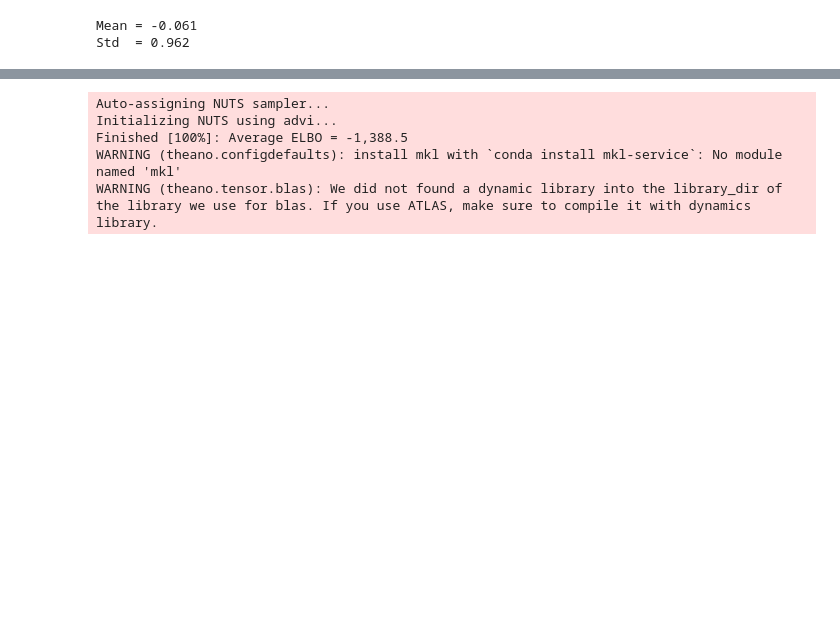
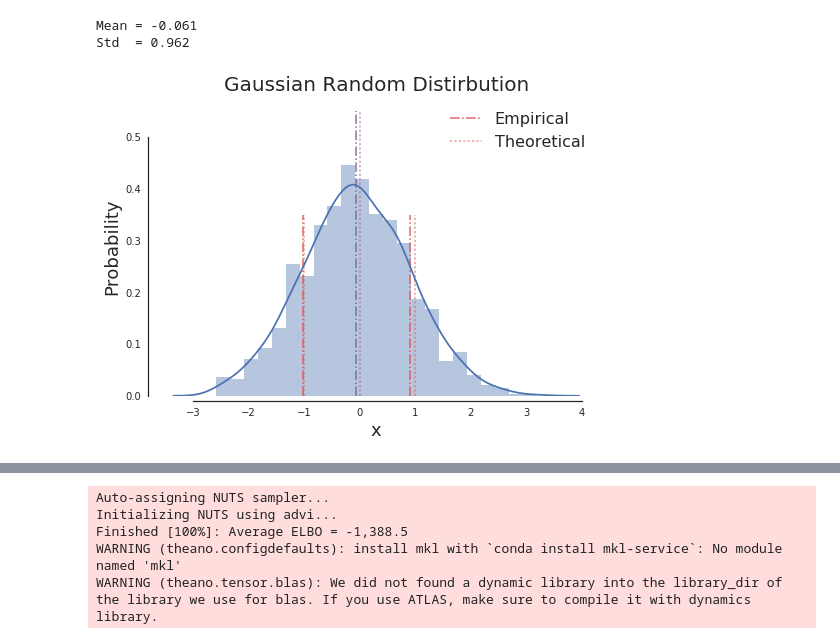
Before and after one commit to liweiweng/accy571-fa17, a Jupyter notebook: Module10/notebooks/intro2pp.ipynb, the cells around one changed output, grey strips where cells are left out. Saved outputs shown, nothing was run; the diff lists cells and outputs as text; code cells hidden in the pictures; blank space fills up the shorter version.

```diff
--- a/Module10/notebooks/intro2pp.ipynb
+++ b/Module10/notebooks/intro2pp.ipynb
@@ -75,6 +91,27 @@ sns.despine(offset = 5, trim=True)
 # %%
-print(f'Mean = {np.mean(data):4.3f}')
-print(f'Std  = {np.std(data):4.3f}')
+# Compute and display empirical statistics
+mn = np.mean(data)
+std = np.std(data)
+print(f'Mean = {mn:4.3f}')
+print(f'Std  = {std:4.3f}')
 # %% [output]
 Mean = -0.061
 Std  = 0.962
+# %%
+#Plot data distribution
+ax = sns.distplot(data)
+
+# Show statistics
+ax.vlines([mn - std, mn, mn + std], 0.0, [0.35, 0.55, 0.35], linestyle='-.',
+         colors=clrs, alpha=0.75, label='Empirical')
+ax.vlines([mu - sigma, mu, mu + sigma], 0.0, [0.35, 0.55, 0.35], linestyle=':',
+         colors=clrs, alpha=0.5, label='Theoretical')
+
+# Decorate plot
+ax.set(title='Gaussian Random Distirbution',
+      xlabel='x', ylabel='Probability')
+
+ax.legend(loc=1)
+sns.despine(offset = 5, trim=True)
+# %% [output]
+[figure, added]
```
Also changed, not shown: parts of 13 cells of this notebook.
